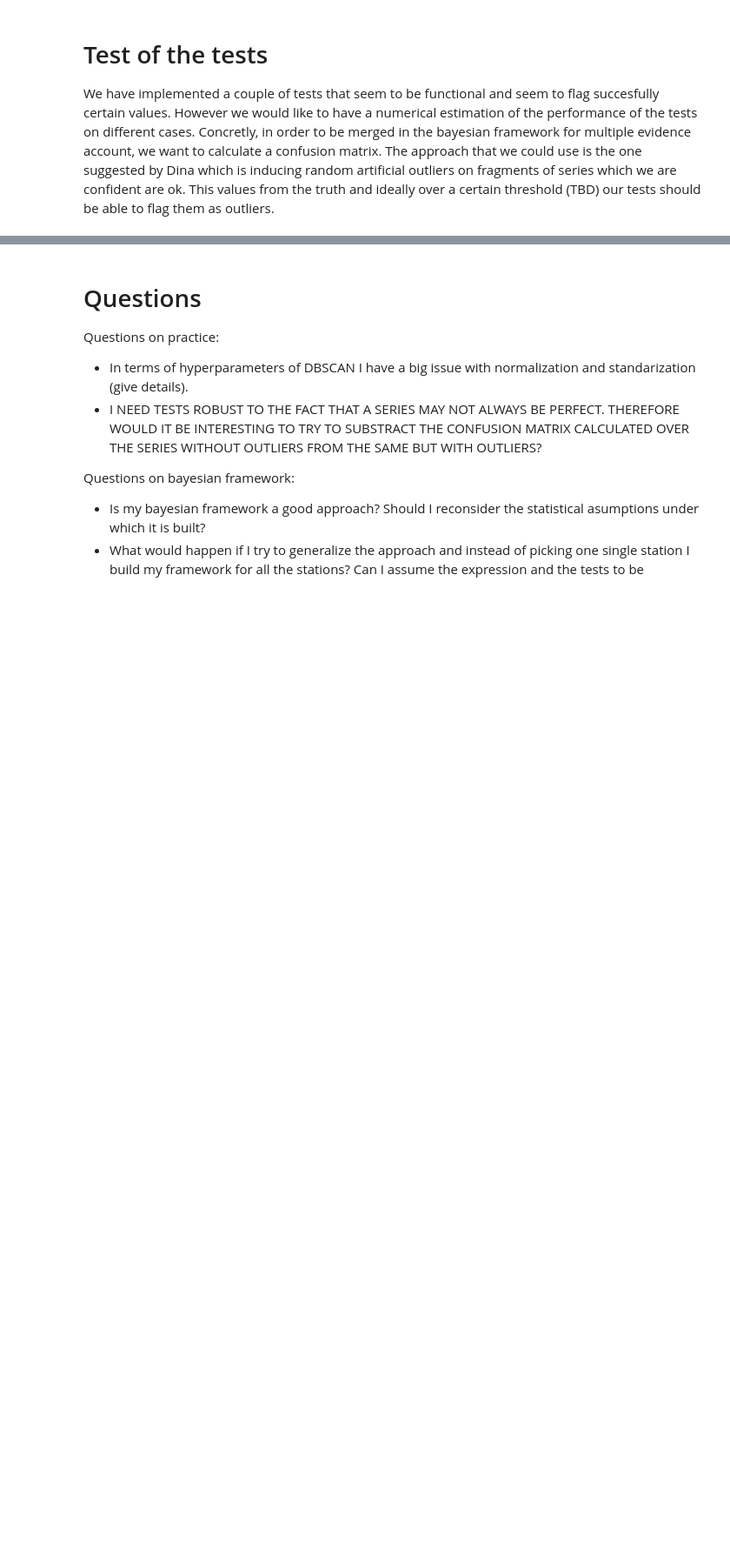
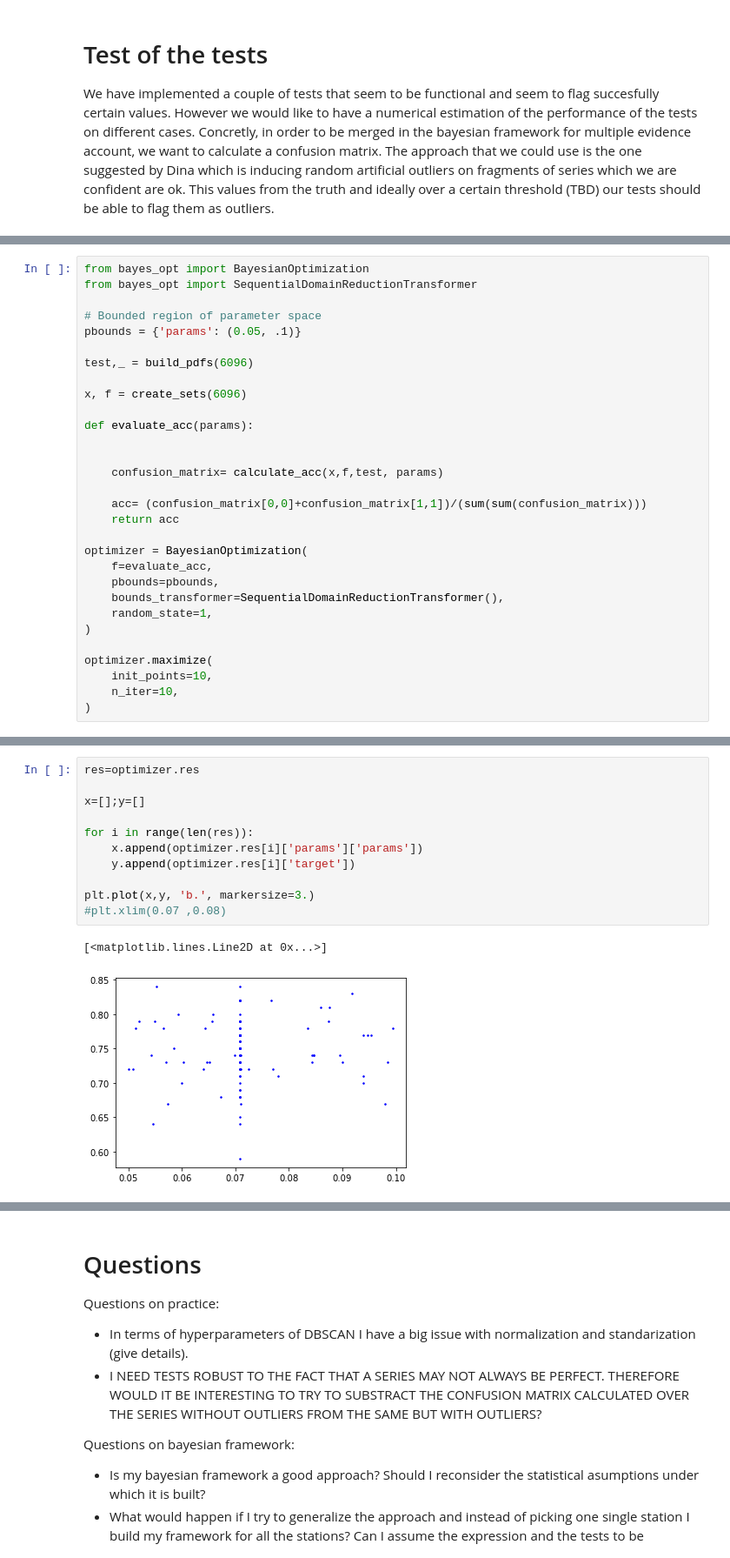
Before and after one commit to tomasfbouvier/Meteorological_Data_quality_assesment, a Jupyter notebook: pressure_check.ipynb, the cells around one changed output, grey strips where cells are left out. Shown at 87% size. Cells and saved outputs as stored; diff of their text form; blank space fills up the shorter version.

Commit message:
trying multiple test optimization methods. Seems that works faster and better with bayesian optimization

```diff
--- a/pressure_check.ipynb
+++ b/pressure_check.ipynb
@@ -670,0 +715,30 @@ print(calculate_acc( create_test(4203, 'SCT'),4203))
+# %%
+from bayes_opt import BayesianOptimization
+from bayes_opt import SequentialDomainReductionTransformer
+
+# Bounded region of parameter space
+pbounds = {'params': (0.05, .1)}
+
+test,_ = build_pdfs(6096)
+
+x, f = create_sets(6096)
+
+def evaluate_acc(params):
+
+
+    confusion_matrix= calculate_acc(x,f,test, params)
+
+    acc= (confusion_matrix[0,0]+confusion_matrix[1,1])/(sum(sum(confusion_matrix)))
+    return acc
+
+optimizer = BayesianOptimization(
+    f=evaluate_acc,
+    pbounds=pbounds,
+    bounds_transformer=SequentialDomainReductionTransformer(),
+    random_state=1,
+)
+
+optimizer.maximize(
+    init_points=10,
+    n_iter=10,
+)
@@ -670,0 +763,14 @@ print(calculate_acc( create_test(4203, 'SCT'),4203))
+# %%
+res=optimizer.res
+
+x=[];y=[]
+
+for i in range(len(res)):
+    x.append(optimizer.res[i]['params']['params'])
+    y.append(optimizer.res[i]['target'])
+
+plt.plot(x,y, 'b.', markersize=3.)
+#plt.xlim(0.07 ,0.08)
+# %% [output]
+[<matplotlib.lines.Line2D at 0x...>]
+[figure, added]
```
Also changed, not shown: parts of 8 cells of this notebook.
